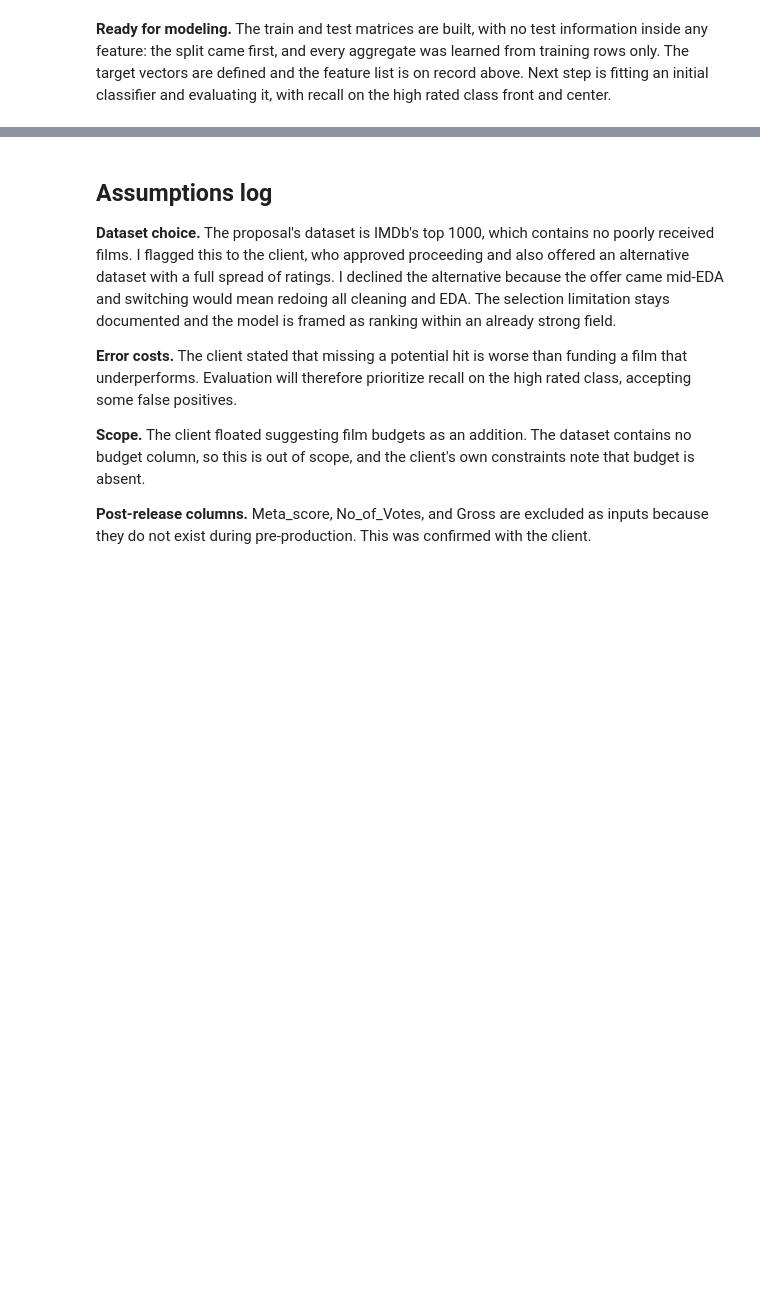
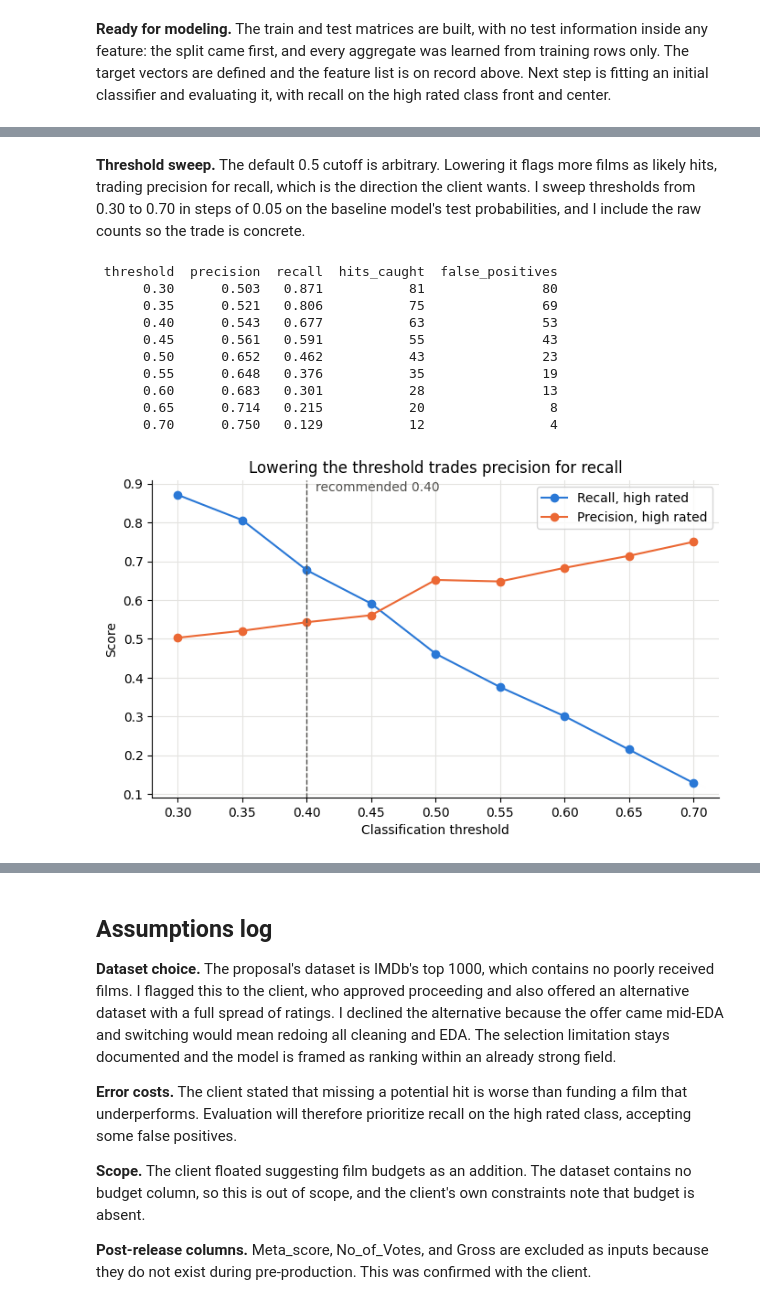
Before and after one commit to ekam-n/iat461-final-project, a Jupyter notebook: notebook.ipynb, the cells around one changed output, grey strips where cells are left out. Cells and saved outputs as stored; diff of their text form; code cells hidden in the pictures; blank space fills up the shorter version.

```diff
--- a/notebook.ipynb
+++ b/notebook.ipynb
@@ -516,0 +602,36 @@ Features: ['Runtime_Min', 'decade', 'genre_Action', 'genre_Adventure', 'genre_An
+# %% [markdown]
+**Threshold sweep.** The default 0.5 cutoff is arbitrary. Lowering it flags more films as likely hits, trading precision for recall, which is the direction the client wants. I sweep thresholds from 0.30 to 0.70 in steps of 0.05 on the baseline model's test probabilities, and I include the raw counts so the trade is concrete.
+# %%
+rows = []
+for t in np.arange(0.30, 0.71, 0.05):
+    pred = (lr_proba >= t).astype(int)
+    tn, fp, fn, tp = confusion_matrix(y_test, pred).ravel()
+    rows.append({"threshold": round(t, 2),
+                 "precision": precision_score(y_test, pred),
+                 "recall": recall_score(y_test, pred),
+                 "hits_caught": tp, "false_positives": fp})
+sweep = pd.DataFrame(rows).round(3)
+print(sweep.to_string(index=False))
+
+fig, ax = plt.subplots(figsize=(8, 4.5))
+ax.plot(sweep["threshold"], sweep["recall"], marker="o", color=BLUE, label="Recall, high rated")
+ax.plot(sweep["threshold"], sweep["precision"], marker="o", color=ORANGE, label="Precision, high rated")
+ax.axvline(0.40, color=INK, linestyle="--", linewidth=1)
+ax.text(0.407, 0.88, "recommended 0.40", color=INK)
+ax.legend()
+ax.set_title("Lowering the threshold trades precision for recall")
+ax.set_xlabel("Classification threshold")
+ax.set_ylabel("Score")
+plt.show()
+# %% [output]
+ threshold  precision  recall  hits_caught  false_positives
+      0.30      0.503   0.871           81               80
+      0.35      0.521   0.806           75               69
+      0.40      0.543   0.677           63               53
+      0.45      0.561   0.591           55               43
+      0.50      0.652   0.462           43               23
+      0.55      0.648   0.376           35               19
+      0.60      0.683   0.301           28               13
+      0.65      0.714   0.215           20                8
+      0.70      0.750   0.129           12                4
+[figure, added]
```
Also changed, not shown: parts of 20 cells of this notebook.
